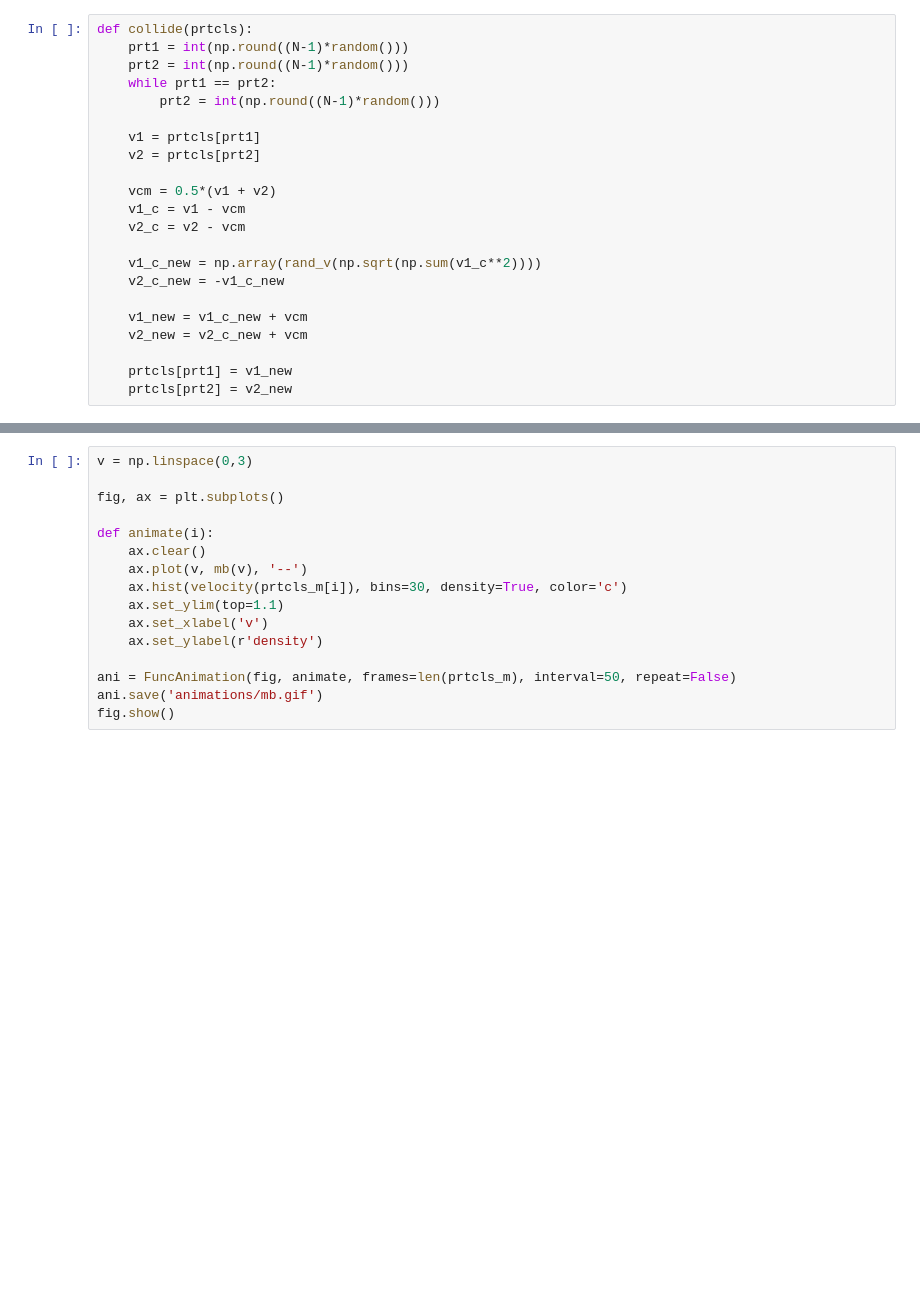
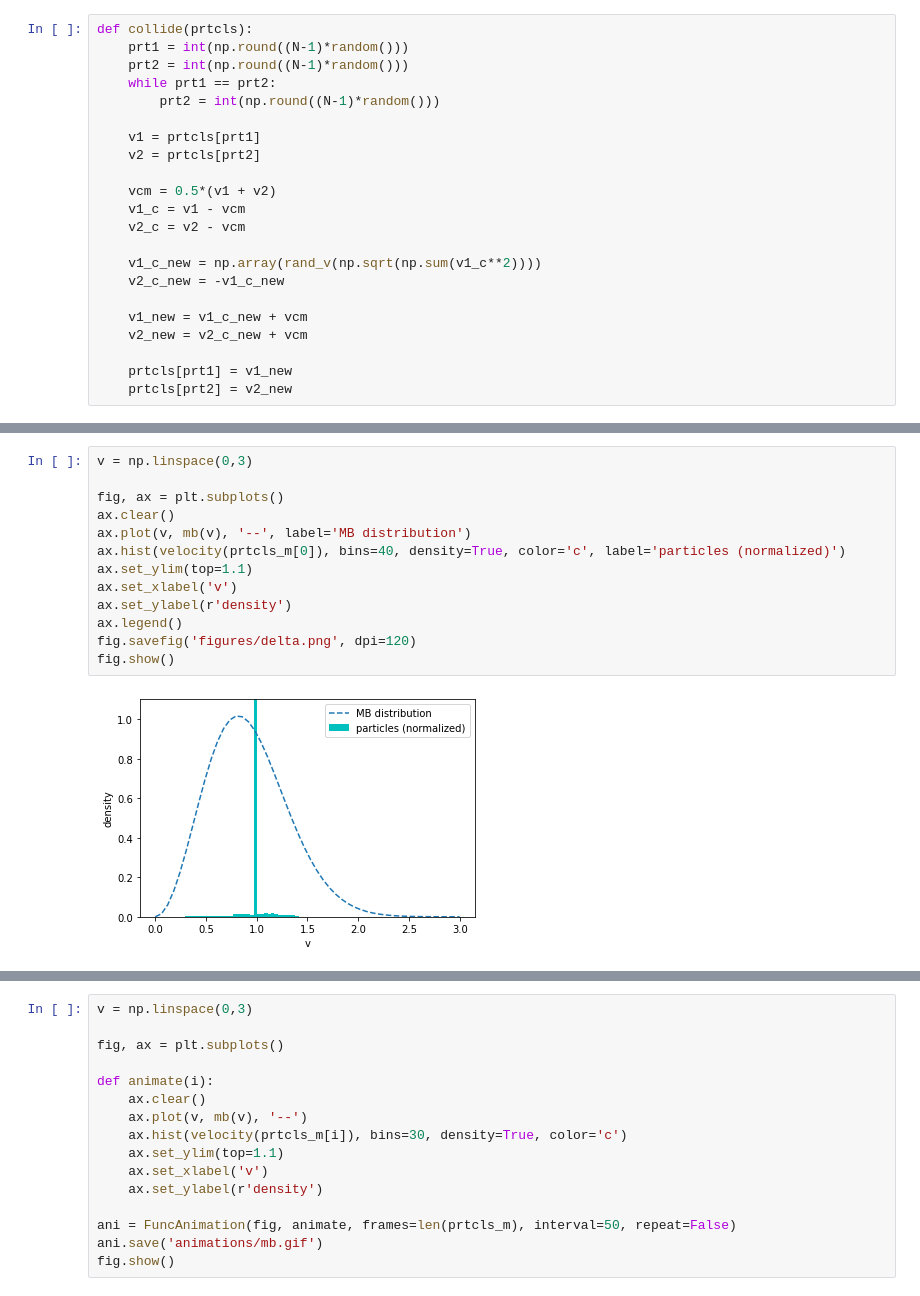
Before and after one commit to FlipperCoin/computational-physics, a Jupyter notebook: hw7/MB.ipynb, the cells around one changed output, grey strips where cells are left out. Saved outputs shown, nothing was run; the diff lists cells and outputs as text; blank space fills up the shorter version.

```diff
--- a/hw7/MB.ipynb
+++ b/hw7/MB.ipynb
@@ -102,0 +126,15 @@ mb_high = calc_mb(1e6)
+# %%
+v = np.linspace(0,3)
+
+fig, ax = plt.subplots()
+ax.clear()
+ax.plot(v, mb(v), '--', label='MB distribution')
+ax.hist(velocity(prtcls_m[0]), bins=40, density=True, color='c', label='particles (normalized)')
+ax.set_ylim(top=1.1)
+ax.set_xlabel('v')
+ax.set_ylabel(r'density')
+ax.legend()
+fig.savefig('figures/delta.png', dpi=120)
+fig.show()
+# %% [output]
+[figure, added]
```
Also changed, not shown: parts of 7 cells of this notebook, 15 other files.
